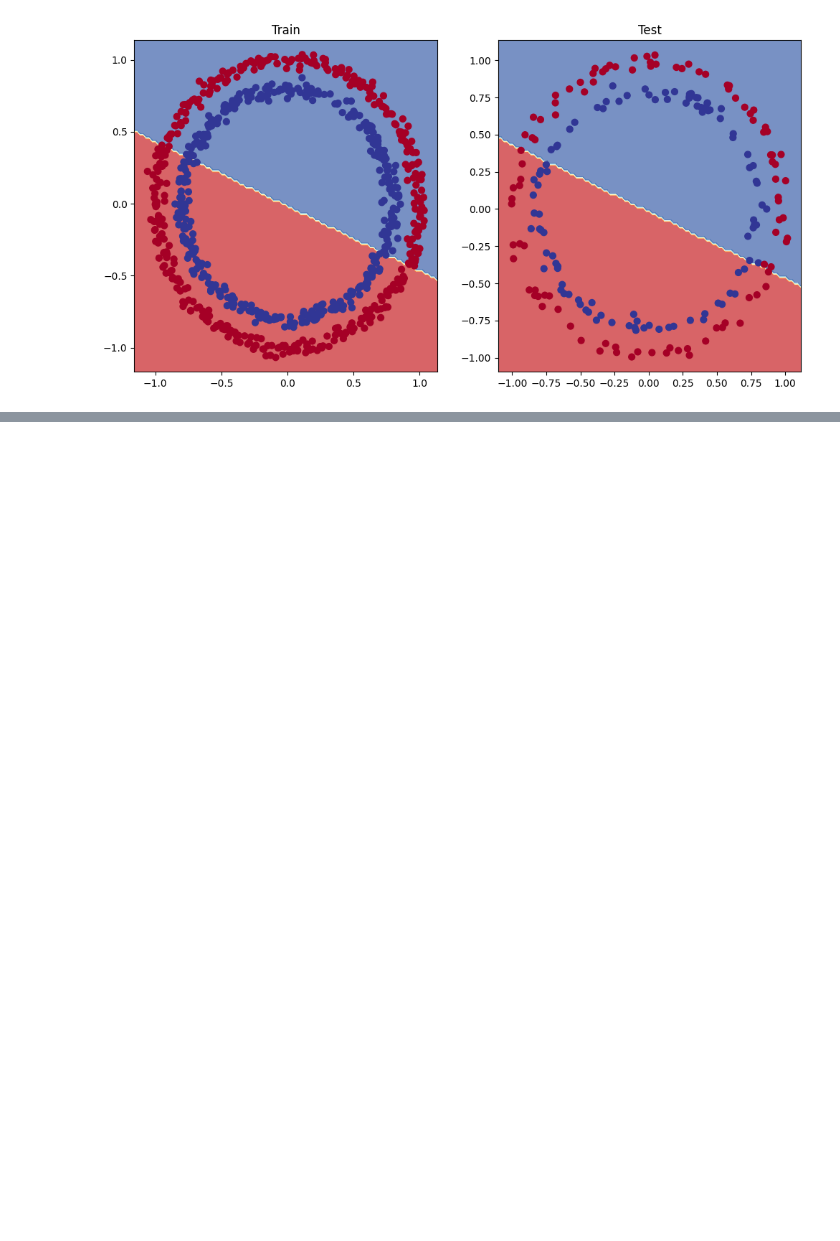
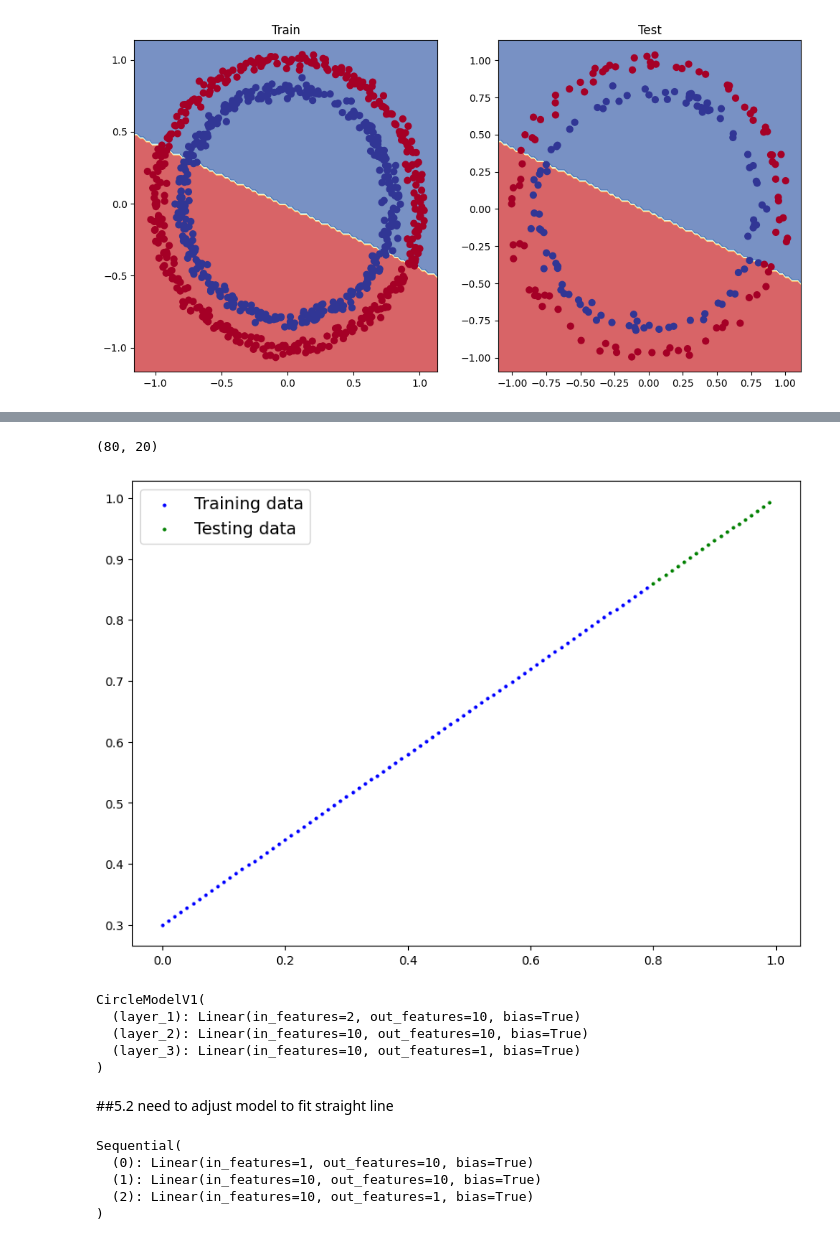
Before and after one commit to Manav010203/Quiz, a Jupyter notebook: 02_pytorch_classfication.ipynb, the cells around one changed output, grey strips where cells are left out. Drawn from its saved outputs; the diff is of its cells as text; code cells hidden in the pictures; blank space fills up the shorter version.

```diff
--- a/02_pytorch_classfication.ipynb
+++ b/02_pytorch_classfication.ipynb
@@ -464,0 +568,11 @@ plot_decision_boundary(model_0,X_test,y_test)
+# %%
+weight =0.7
+bias =0.3
+start =0
+stop =1
+step=0.01
+
+X_reg = torch.arange(start,stop,step).unsqueeze(dim=1)
+y_reg=weight*X_reg + bias
+
+X_reg[:5],y_reg[:5]
@@ -464,0 +590,39 @@ plot_decision_boundary(model_0,X_test,y_test)
+# %%
+train_split = int(len(X_reg)*0.8)
+X_train_reg,y_train_reg = X_reg[:train_split],y_reg[:train_split]
+X_test_reg,y_test_reg = X_reg[train_split:],y_reg[train_split:]
+len(X_train_reg),len(X_test_reg )
+# %% [output]
+(80, 20)
+# %%
+plot_predictions(train_data=X_train_reg,
+                 train_labels = y_train_reg,
+                 test_data = X_test_reg,
+                 test_labels = y_test_reg)
+# %% [output]
+[figure, added]
+# %%
+model_testing = CircleModelV1()
+model_testing
+# %% [output]
+CircleModelV1(
+  (layer_1): Linear(in_features=2, out_features=10, bias=True)
+  (layer_2): Linear(in_features=10, out_features=10, bias=True)
+  (layer_3): Linear(in_features=10, out_features=1, bias=True)
+)
+# %% [markdown]
+##5.2 need to adjust model to fit straight line
+# %%
+#same architecture as model_1(but using nn.Sequential())
+model_2 = nn.Sequential(
+    nn.Linear(in_features=1,out_features=10),
+    nn.Linear(in_features=10,out_features=10),
+    nn.Linear(in_features=10,out_features=1)
+).to(device)
+model_2
+# %% [output]
+Sequential(
+  (0): Linear(in_features=1, out_features=10, bias=True)
+  (1): Linear(in_features=10, out_features=10, bias=True)
+  (2): Linear(in_features=10, out_features=1, bias=True)
+)
```
Also changed, not shown: parts of 19 cells of this notebook.
